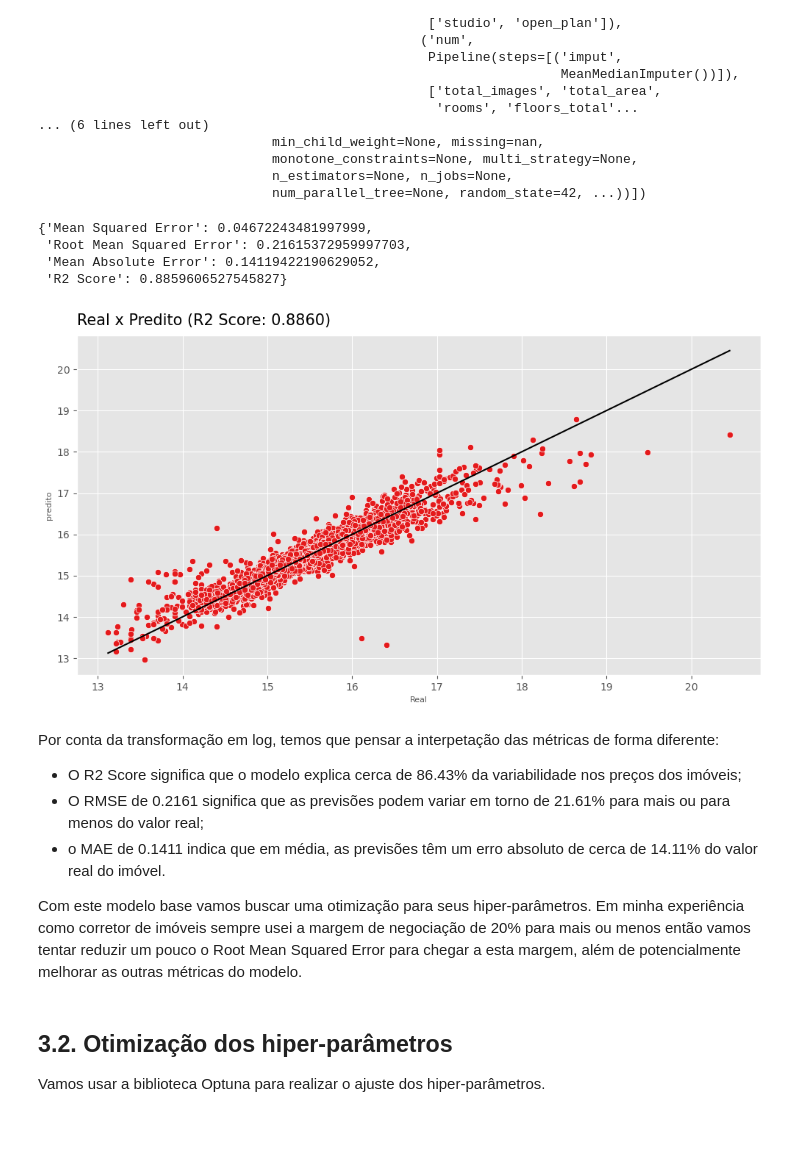
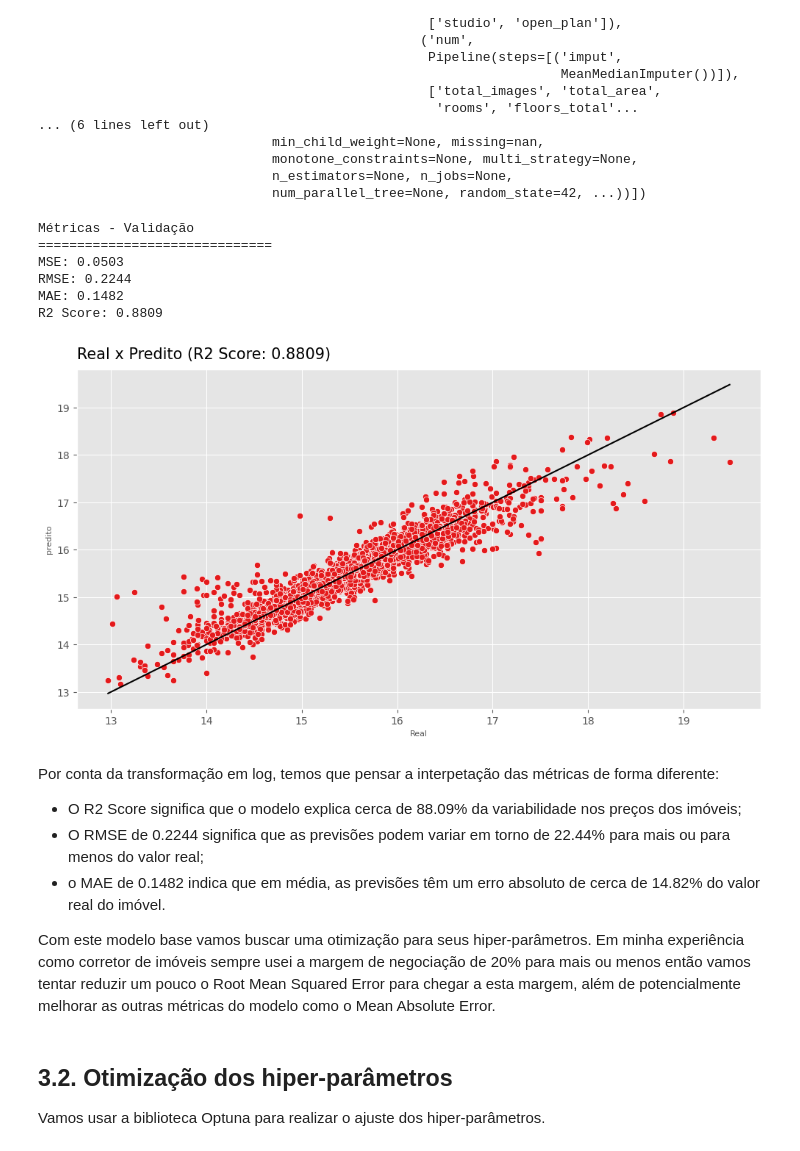
Before and after one commit to datalopes1/stpetersburg_prices, a Jupyter notebook: notebooks/modelagem.ipynb, the cells around one changed output. Drawn from its saved outputs; the diff is of its cells as text; code cells hidden in the pictures.

```diff
--- a/notebooks/modelagem.ipynb
+++ b/notebooks/modelagem.ipynb
@@ -239,3 +239,6 @@ plt.show()
 # %%
 features = df.drop(columns = ['last_price', 'log_last_price', 'first_day_exposition'], axis = 1).columns.to_list()
 target = 'log_last_price'
+
+X = df[features]
+y = df[target]
@@ -247,3 +245,7 @@ print(X_train.shape, X_test.shape, y_train.shape, y_test.shape)
+# %%
+X_temp, X_test, y_temp, y_test = train_test_split(X, y, test_size=0.20, random_state=21)
+
+X_train, X_val, y_train, y_val = train_test_split(X_temp, y_temp, test_size = 0.25, random_state=21)
 # %% [markdown]
 ## 4.2. Pré-processamento
 # %%
@@ -307,4 +309,4 @@ Pipeline(steps=[('preprocessor',
                               n_estimators=None, n_jobs=None,
                               num_parallel_tree=None, random_state=42, ...))])
 # %%
-y_pred = reg.predict(X_test)
+y_pred = reg.predict(X_val)
@@ -324,29 +313,35 @@ def report_metrics(y_true, y_pred):
-# %%
-report_metrics(y_test, y_pred)
-# %% [output]
-{'Mean Squared Error': 0.04672243481997999,
- 'Root Mean Squared Error': 0.21615372959997703,
- 'Mean Absolute Error': 0.14119422190629052,
- 'R2 Score': 0.8859606527545827}
+# %%
+print(f"Métricas - Validação\n{"=" * 30}")
+print(f"MSE: {metrics.mean_squared_error(y_val, y_pred):.4f}")
+print(f"RMSE: {metrics.mean_squared_error(y_val, y_pred, squared = False):.4f}")
+print(f"MAE: {metrics.mean_absolute_error(y_val, y_pred):.4f}")
+print(f"R2 Score: {metrics.r2_score(y_val, y_pred):.4f}")
+# %% [output]
+Métricas - Validação
+==============================
+MSE: 0.0503
+RMSE: 0.2244
+MAE: 0.1482
+R2 Score: 0.8809
 # %%
 fig, ax = plt.subplots(figsize = (12, 6))
 
-sns.scatterplot(x = y_test, y = y_pred)
-plt.plot([min(y_test), max(y_test)], [min(y_test), max(y_test)], color = 'black')
-ax.set_title(f"Real x Predito (R2 Score: {metrics.r2_score(y_test, y_pred):.4f})", fontsize = 15, pad = 10, loc = 'left')
+sns.scatterplot(x = y_val, y = y_pred)
+plt.plot([min(y_val), max(y_val)], [min(y_val), max(y_val)], color = 'black')
+ax.set_title(f"Real x Predito (R2 Score: {metrics.r2_score(y_val, y_pred):.4f})", fontsize = 15, pad = 10, loc = 'left')
 ax.set_xlabel("Real", fontsize = 8)
 ax.set_ylabel("predito", fontsize = 8)
 plt.show()
 # %% [output]
-[figure, old version]
+[figure, new version]
 # %% [markdown]
 Por conta da transformação em log, temos que pensar a interpetação das métricas de forma diferente:
 
-- O R2 Score significa que o modelo explica cerca de 86.43% da variabilidade nos preços dos imóveis;
-- O RMSE de 0.2161 significa que as previsões podem variar em torno de 21.61% para mais ou para menos do valor real;
-- o MAE de 0.1411 indica que em média, as previsões têm um erro absoluto de cerca de 14.11% do valor real do imóvel.
+- O R2 Score significa que o modelo explica cerca de 88.09% da variabilidade nos preços dos imóveis;
+- O RMSE de 0.2244 significa que as previsões podem variar em torno de 22.44% para mais ou para menos do valor real;
+- o MAE de 0.1482 indica que em média, as previsões têm um erro absoluto de cerca de 14.82% do valor real do imóvel.
 
-Com este modelo base vamos buscar uma otimização para seus hiper-parâmetros. Em minha experiência como corretor de imóveis sempre usei a margem de negociação de 20% para mais ou menos então vamos tentar reduzir um pouco o Root Mean Squared Error para chegar a esta margem, além de potencialmente melhorar as outras métricas do modelo.
+Com este modelo base vamos buscar uma otimização para seus hiper-parâmetros. Em minha experiência como corretor de imóveis sempre usei a margem de negociação de 20% para mais ou menos então vamos tentar reduzir um pouco o Root Mean Squared Error para chegar a esta margem, além de potencialmente melhorar as outras métricas do modelo como o Mean Absolute Error.
 # %% [markdown]
 ## 3.2. Otimização dos hiper-parâmetros
 
```
Also changed, not shown: parts of 18 cells of this notebook.
